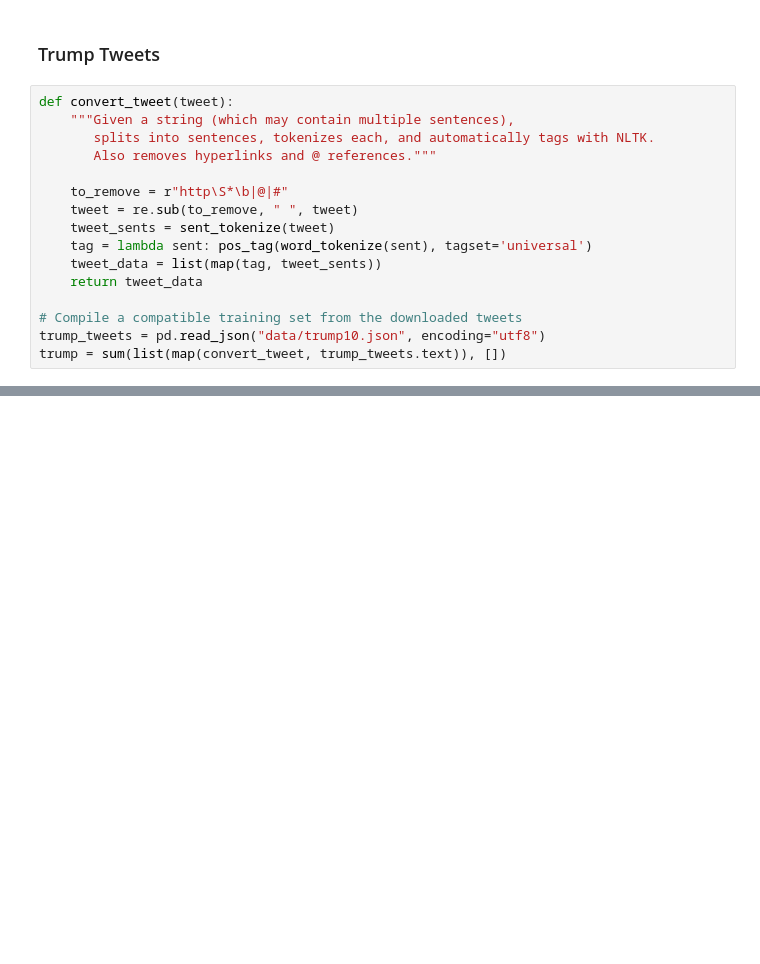
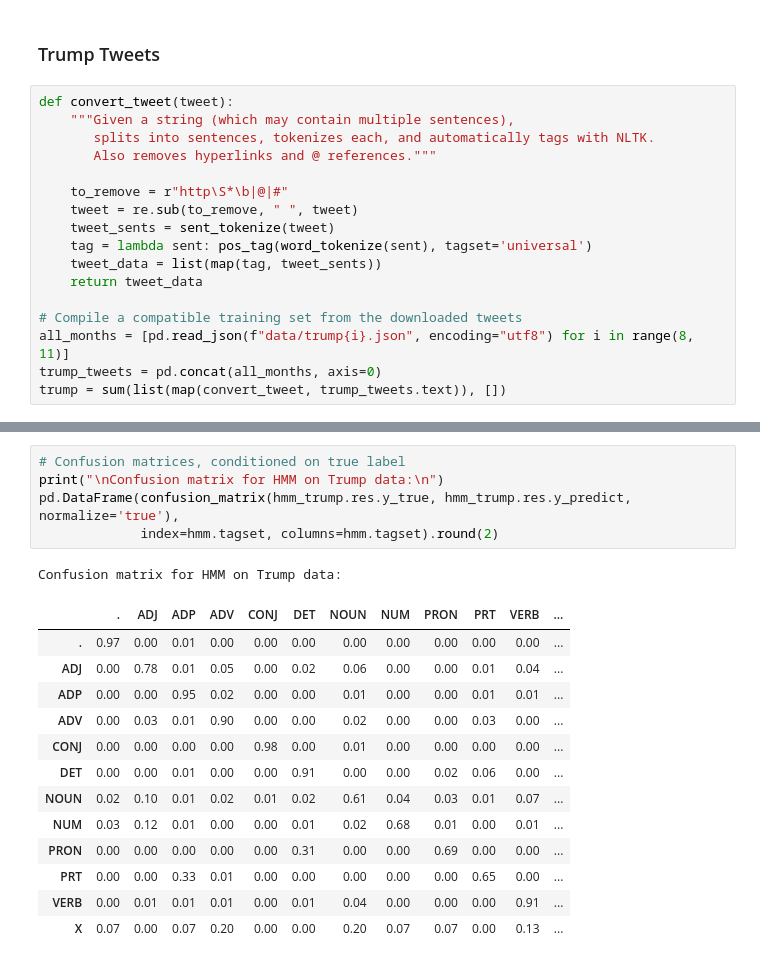
Before and after one commit to quinnfrank/POS-tagging, a Jupyter notebook: Analysis.ipynb, the cells around one changed output, grey strips where cells are left out. Drawn from its saved outputs; the diff is of its cells as text; blank space fills up the shorter version.

```diff
--- a/Analysis.ipynb
+++ b/Analysis.ipynb
@@ -286,5 +284,6 @@ def convert_tweet(tweet):
     return tweet_data
 
 # Compile a compatible training set from the downloaded tweets
-trump_tweets = pd.read_json("data/trump10.json", encoding="utf8")
+all_months = [pd.read_json(f"data/trump{i}.json", encoding="utf8") for i in range(8, 11)]
+trump_tweets = pd.concat(all_months, axis=0)
 trump = sum(list(map(convert_tweet, trump_tweets.text)), [])
@@ -333 +312,21 @@ ambiguous tokens    0.6032
 dtype: float64
+# %%
+# Confusion matrices, conditioned on true label
+print("\nConfusion matrix for HMM on Trump data:\n")
+pd.DataFrame(confusion_matrix(hmm_trump.res.y_true, hmm_trump.res.y_predict, normalize='true'),
+             index=hmm.tagset, columns=hmm.tagset).round(2)
+# %% [output]
+Confusion matrix for HMM on Trump data:
+|  | . | ADJ | ADP | ADV | CONJ | DET | NOUN | NUM | PRON | PRT | VERB | ... |
+| . | 0.97 | 0.00 | 0.01 | 0.00 | 0.00 | 0.00 | 0.00 | 0.00 | 0.00 | 0.00 | 0.00 | ... |
+| ADJ | 0.00 | 0.78 | 0.01 | 0.05 | 0.00 | 0.02 | 0.06 | 0.00 | 0.00 | 0.01 | 0.04 | ... |
+| ADP | 0.00 | 0.00 | 0.95 | 0.02 | 0.00 | 0.00 | 0.01 | 0.00 | 0.00 | 0.01 | 0.01 | ... |
+| ADV | 0.00 | 0.03 | 0.01 | 0.90 | 0.00 | 0.00 | 0.02 | 0.00 | 0.00 | 0.03 | 0.00 | ... |
+| CONJ | 0.00 | 0.00 | 0.00 | 0.00 | 0.98 | 0.00 | 0.01 | 0.00 | 0.00 | 0.00 | 0.00 | ... |
+| DET | 0.00 | 0.00 | 0.01 | 0.00 | 0.00 | 0.91 | 0.00 | 0.00 | 0.02 | 0.06 | 0.00 | ... |
+| NOUN | 0.02 | 0.10 | 0.01 | 0.02 | 0.01 | 0.02 | 0.61 | 0.04 | 0.03 | 0.01 | 0.07 | ... |
+| NUM | 0.03 | 0.12 | 0.01 | 0.00 | 0.00 | 0.01 | 0.02 | 0.68 | 0.01 | 0.00 | 0.01 | ... |
+| PRON | 0.00 | 0.00 | 0.00 | 0.00 | 0.00 | 0.31 | 0.00 | 0.00 | 0.69 | 0.00 | 0.00 | ... |
+| PRT | 0.00 | 0.00 | 0.33 | 0.01 | 0.00 | 0.00 | 0.00 | 0.00 | 0.00 | 0.65 | 0.00 | ... |
+| VERB | 0.00 | 0.01 | 0.01 | 0.01 | 0.00 | 0.01 | 0.04 | 0.00 | 0.00 | 0.00 | 0.91 | ... |
+| X | 0.07 | 0.00 | 0.07 | 0.20 | 0.00 | 0.00 | 0.20 | 0.07 | 0.07 | 0.00 | 0.13 | ... |
```
Also changed, not shown: parts of 17 cells of this notebook, 1 other file.
